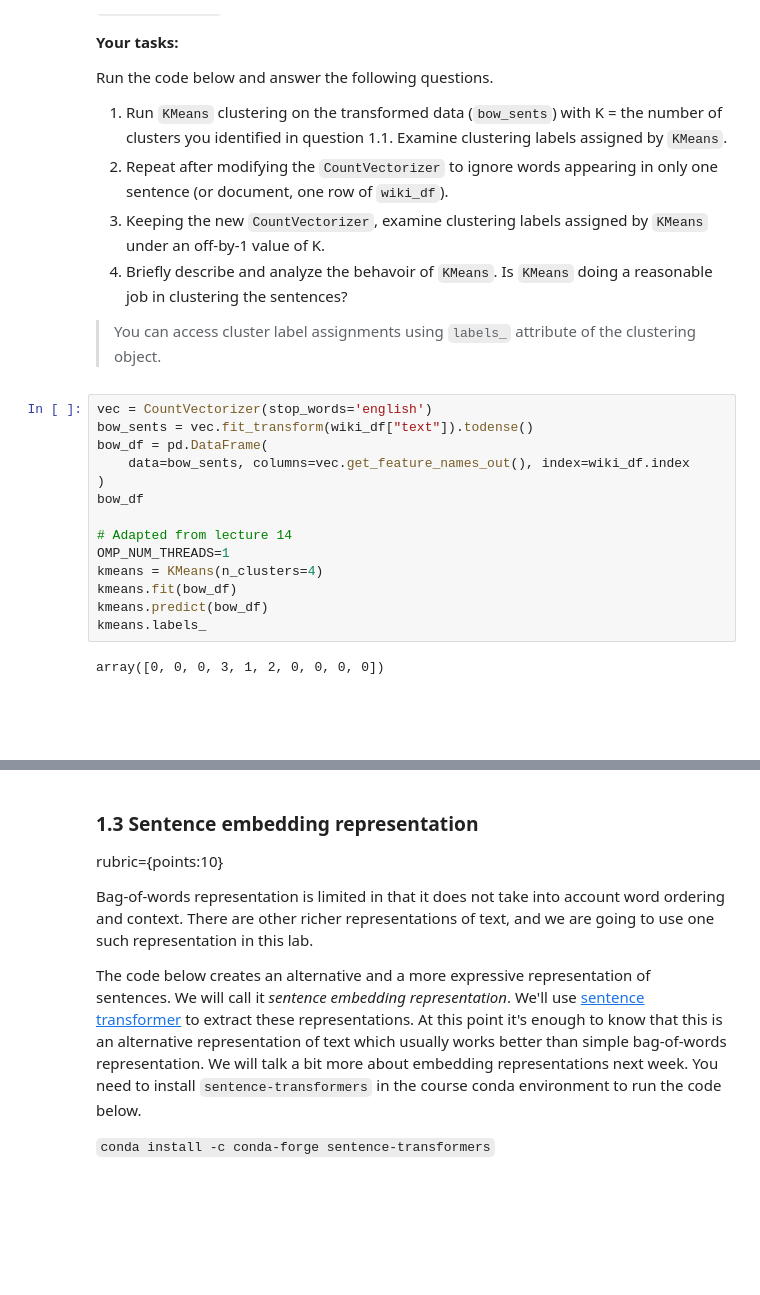
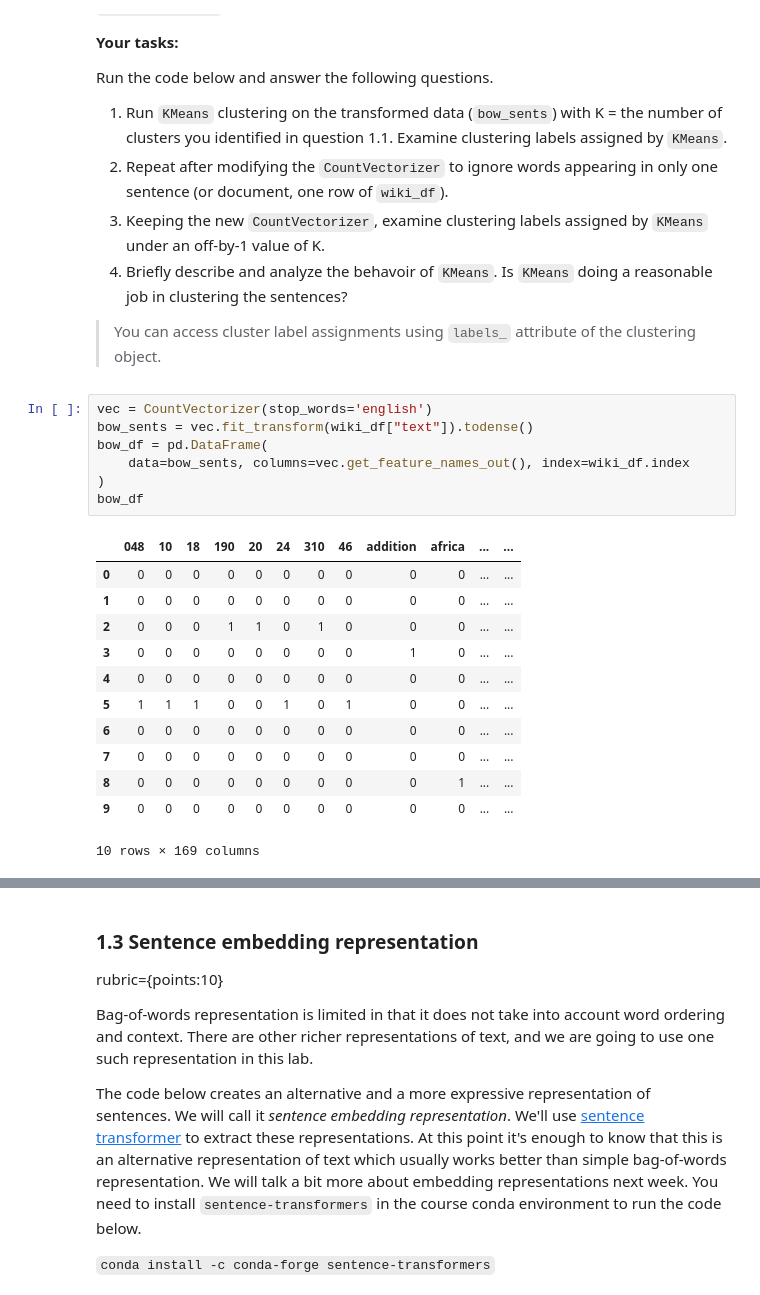
Before and after one commit to wiltonfs/cpsc330-FW, a Jupyter notebook: hw/hw7/hw7.ipynb, the cells around one changed output, grey strips where cells are left out. Saved outputs shown, nothing was run; the diff lists cells and outputs as text; blank space fills up the shorter version.

```diff
--- a/hw/hw7/hw7.ipynb
+++ b/hw/hw7/hw7.ipynb
@@ -148,18 +148,20 @@ Run the code below and answer the following questions.
 # %%
 vec = CountVectorizer(stop_words='english')
 bow_sents = vec.fit_transform(wiki_df["text"]).todense()
 bow_df = pd.DataFrame(
     data=bow_sents, columns=vec.get_feature_names_out(), index=wiki_df.index
 )
 bow_df
-
-# Adapted from lecture 14
-OMP_NUM_THREADS=1
-kmeans = KMeans(n_clusters=4)
-kmeans.fit(bow_df)
-kmeans.predict(bow_df)
-kmeans.labels_
 # %% [output]
+|  | 048 | 10 | 18 | 190 | 20 | 24 | 310 | 46 | addition | africa | ... | ... |
+| 0 | 0 | 0 | 0 | 0 | 0 | 0 | 0 | 0 | 0 | 0 | ... | ... |
+| 1 | 0 | 0 | 0 | 0 | 0 | 0 | 0 | 0 | 0 | 0 | ... | ... |
+| 2 | 0 | 0 | 0 | 1 | 1 | 0 | 1 | 0 | 0 | 0 | ... | ... |
+| 3 | 0 | 0 | 0 | 0 | 0 | 0 | 0 | 0 | 1 | 0 | ... | ... |
+| 4 | 0 | 0 | 0 | 0 | 0 | 0 | 0 | 0 | 0 | 0 | ... | ... |
+| 5 | 1 | 1 | 1 | 0 | 0 | 1 | 0 | 1 | 0 | 0 | ... | ... |
+| 6 | 0 | 0 | 0 | 0 | 0 | 0 | 0 | 0 | 0 | 0 | ... | ... |
+| 7 | 0 | 0 | 0 | 0 | 0 | 0 | 0 | 0 | 0 | 0 | ... | ... |
+| 8 | 0 | 0 | 0 | 0 | 0 | 0 | 0 | 0 | 0 | 1 | ... | ... |
+| 9 | 0 | 0 | 0 | 0 | 0 | 0 | 0 | 0 | 0 | 0 | ... | ... |
-array([0, 0, 0, 3, 1, 2, 0, 0, 0, 0])
+10 rows × 169 columns
-# %% [markdown]
-<br><br>
```
Also changed, not shown: parts of 10 cells of this notebook.
